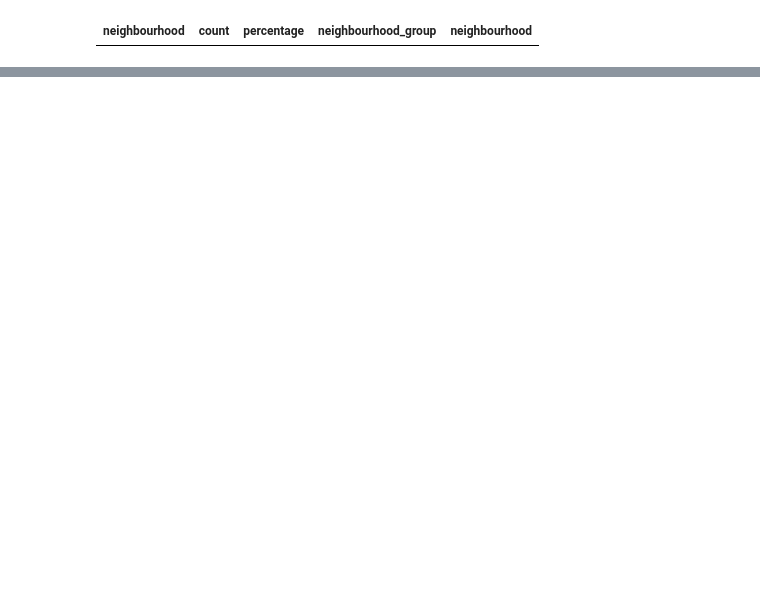
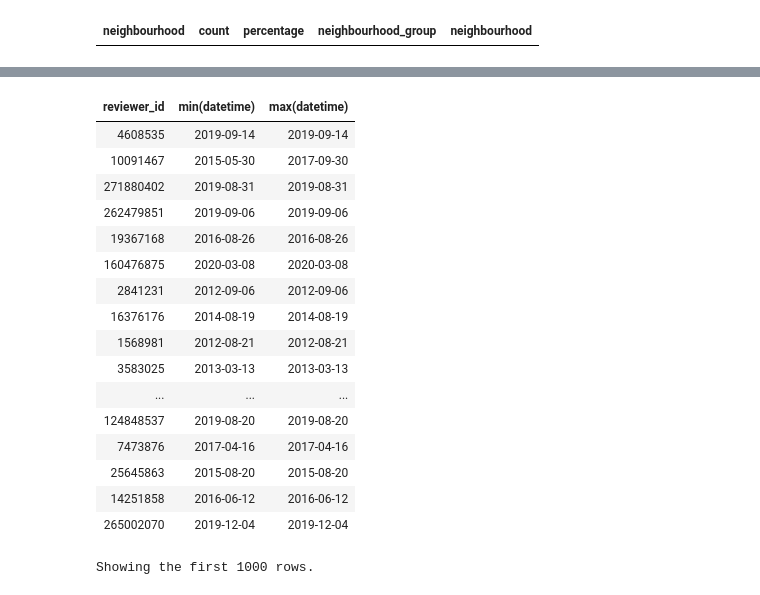
Before and after one commit to alcherniaev/Amazon_S3_databricks, a Jupyter notebook: DE_AWS_S3.ipynb, the cells around one changed output, grey strips where cells are left out. Cells and saved outputs as stored; diff of their text form; code cells hidden in the pictures; blank space fills up the shorter version.

```diff
--- a/DE_AWS_S3.ipynb
+++ b/DE_AWS_S3.ipynb
@@ -335,0 +384,3 @@ df_listing.filter(F.col("neighbourhood") == "Stockholm, Stockholms län, Sweden"
+# %%
+df_reviews_fil = df_reviews.filter(F.col("reviewer_id").cast("int").isNotNull().alias("Valu e "))
+display(df_reviews_fil)
@@ -335,0 +399,4 @@ df_listing.filter(F.col("neighbourhood") == "Stockholm, Stockholms län, Sweden"
+# %%
+from datetime import datetime
+dfunc = udf(lambda x: datetime.strptime(x, "%Y-%m-%d"), DateType())
+spark.udf.register("datec", dfunc)
@@ -335,0 +405,22 @@ df_listing.filter(F.col("neighbourhood") == "Stockholm, Stockholms län, Sweden"
+# %%
+df_reviews_dt = df_reviews_fil.withColumn("datetime", dfunc(F.col("date"))).groupBy("reviewer_id").agg(F.min("datetime"), F.max("datetime"))
+display(df_reviews_dt)
+# %% [output]
+| reviewer_id | min(datetime) | max(datetime) |
+| 4608535 | 2019-09-14 | 2019-09-14 |
+| 10091467 | 2015-05-30 | 2017-09-30 |
+| 271880402 | 2019-08-31 | 2019-08-31 |
+| 262479851 | 2019-09-06 | 2019-09-06 |
+| 19367168 | 2016-08-26 | 2016-08-26 |
+| 160476875 | 2020-03-08 | 2020-03-08 |
+| 2841231 | 2012-09-06 | 2012-09-06 |
+| 16376176 | 2014-08-19 | 2014-08-19 |
+| 1568981 | 2012-08-21 | 2012-08-21 |
+| 3583025 | 2013-03-13 | 2013-03-13 |
+| ... | ... | ... |
+| 124848537 | 2019-08-20 | 2019-08-20 |
+| 7473876 | 2017-04-16 | 2017-04-16 |
+| 25645863 | 2015-08-20 | 2015-08-20 |
+| 14251858 | 2016-06-12 | 2016-06-12 |
+| 265002070 | 2019-12-04 | 2019-12-04 |
+Showing the first 1000 rows.
```
Also changed, not shown: parts of 23 cells of this notebook.
